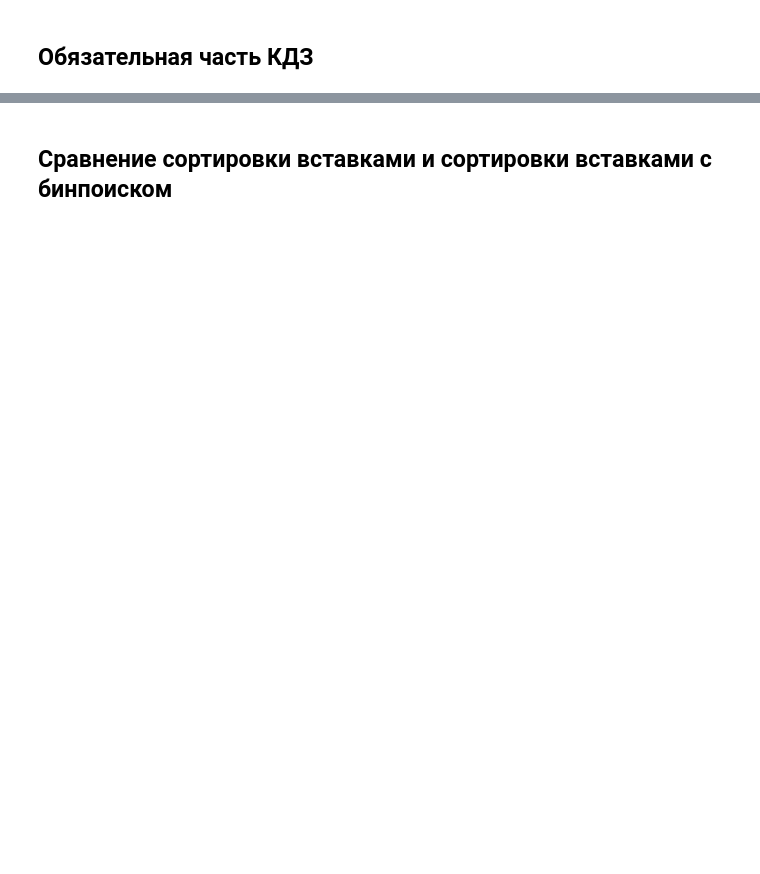
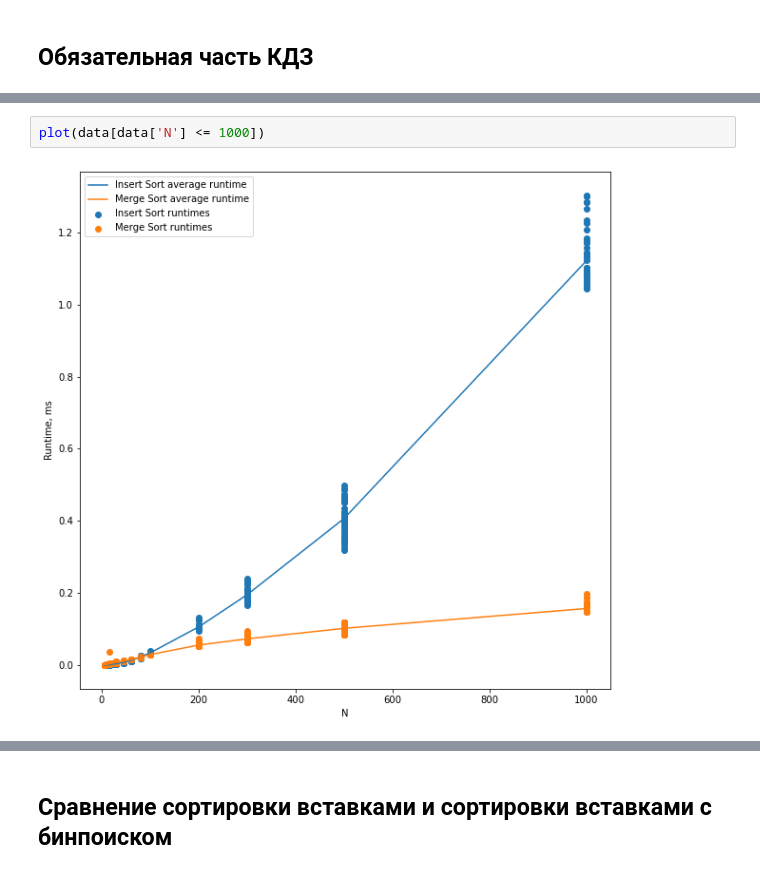
Before and after one commit to Alexxios/Sort-comparison, a Jupyter notebook: research.ipynb, the cells around one changed output, grey strips where cells are left out. Cells and saved outputs as stored; diff of their text form; blank space fills up the shorter version.

```diff
--- a/research.ipynb
+++ b/research.ipynb
@@ -78,0 +67,4 @@ plt.show()
+# %%
+plot(data[data['N'] <= 1000])
+# %% [output]
+[figure, added]
```
Also changed, not shown: parts of 23 cells of this notebook, 8 other files.
